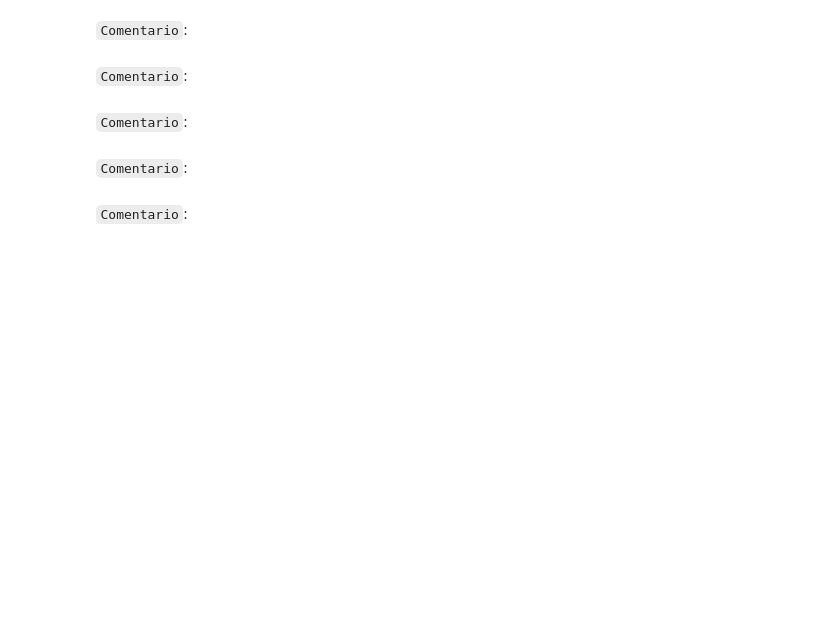
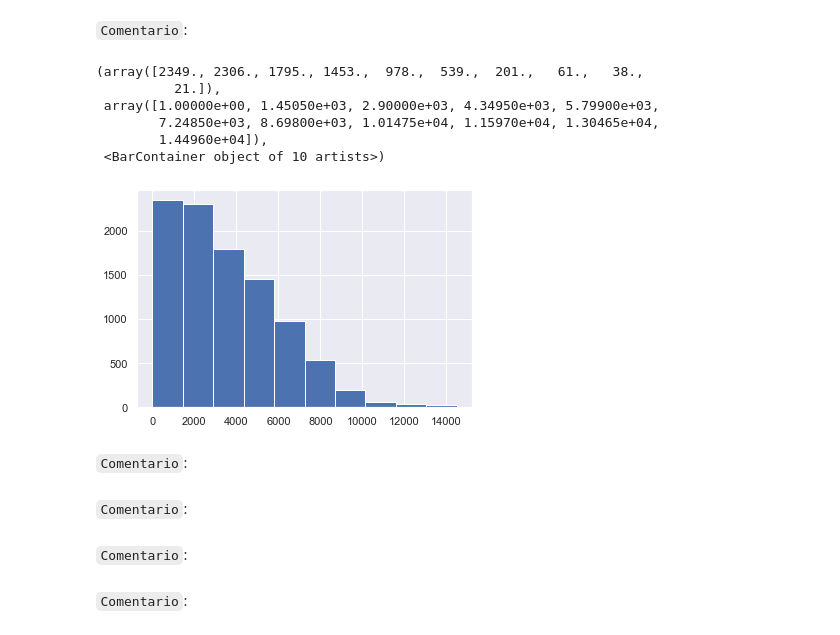
Before and after one commit to Bastian951/INF398-INTRODUCCION-AL-APRENDIZAJE-AUTOMATICO, a Jupyter notebook: Tarea 1/Tarea_1_ML_2022_1.ipynb, the cells around one changed output. Saved outputs shown, nothing was run; the diff lists cells and outputs as text; code cells hidden in the pictures; blank space fills up the shorter version.

```diff
--- a/Tarea 1/Tarea_1_ML_2022_1.ipynb
+++ b/Tarea 1/Tarea_1_ML_2022_1.ipynb
@@ -268,5 +278,16 @@ Pueden utilizar gráficos repetidos, pero no pueden ser todos iguales. La idea d
 # %% [markdown]
 `Comentario`:
+# %%
+data=df_data.groupby(["count","label"]).size().reset_index().rename(columns = {0:"qty"})
+plt.hist(data = data, x = "count")
+# %% [output]
+(array([2349., 2306., 1795., 1453.,  978.,  539.,  201.,   61.,   38.,
+          21.]),
+ array([1.00000e+00, 1.45050e+03, 2.90000e+03, 4.34950e+03, 5.79900e+03,
+        7.24850e+03, 8.69800e+03, 1.01475e+04, 1.15970e+04, 1.30465e+04,
+        1.44960e+04]),
+ <BarContainer object of 10 artists>)
+[figure, added]
 # %%
 # Grafico para la columna count
 ### START CODE HERE ###
```
Also changed, not shown: parts of 6 cells of this notebook.
